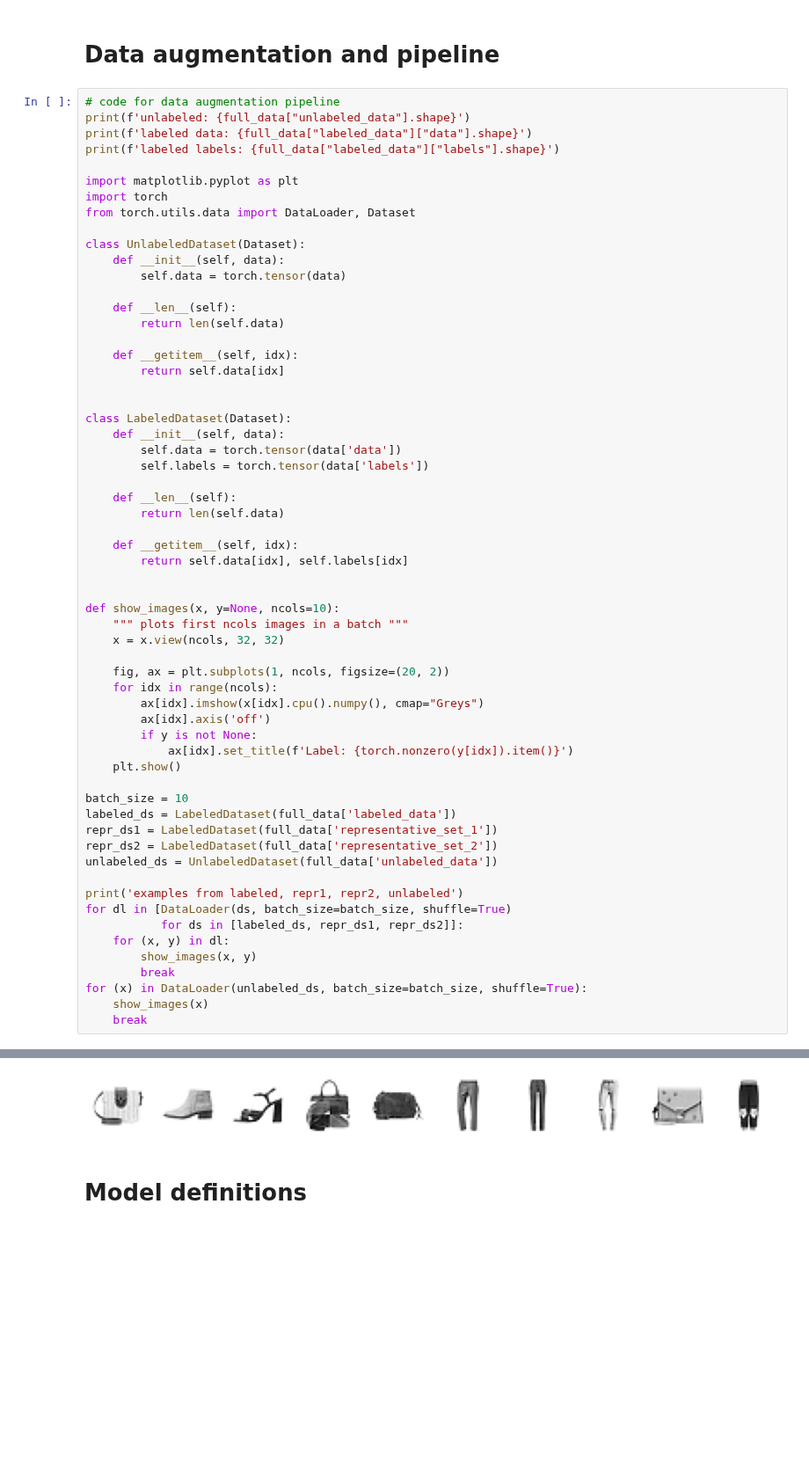
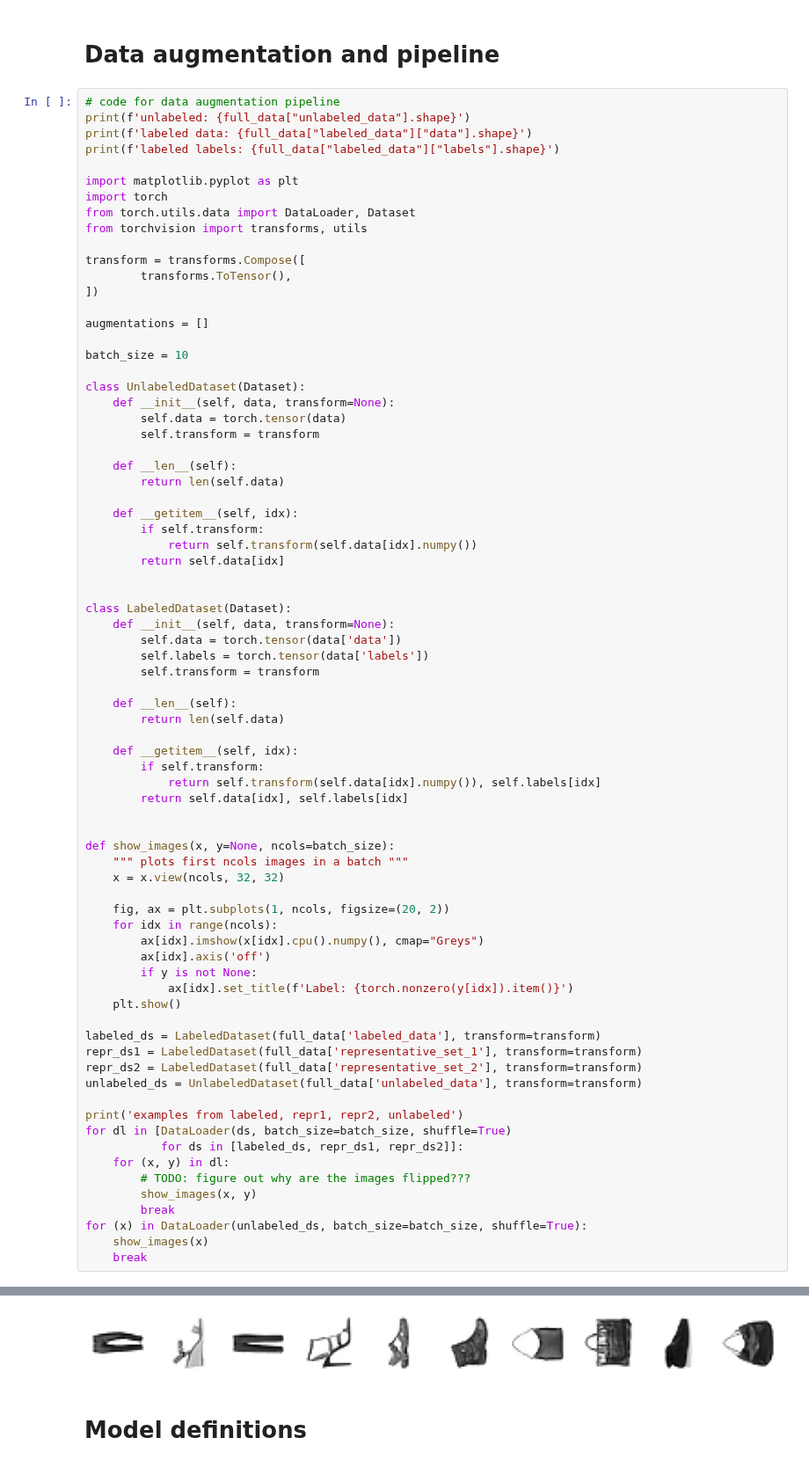
Before and after one commit to mandjevant/tue-deeplearning, a Jupyter notebook: assignments/assignment_4/assignment_4_skeleton_peter.ipynb, the cells around one changed output, grey strips where cells are left out. Shown at 88% size. Cells and saved outputs as stored; diff of their text form; blank space fills up the shorter version.

```diff
--- a/assignments/assignment_4/assignment_4_skeleton_peter.ipynb
+++ b/assignments/assignment_4/assignment_4_skeleton_peter.ipynb
@@ -34,31 +34,46 @@ print(f'labeled labels: {full_data["labeled_data"]["labels"].shape}')
 import matplotlib.pyplot as plt
 import torch
 from torch.utils.data import DataLoader, Dataset
+from torchvision import transforms, utils
+
+transform = transforms.Compose([
+        transforms.ToTensor(),
+])
+
+augmentations = []
+
+batch_size = 10
 
 class UnlabeledDataset(Dataset):
-    def __init__(self, data):
+    def __init__(self, data, transform=None):
         self.data = torch.tensor(data)
+        self.transform = transform
 
     def __len__(self):
         return len(self.data)
 
     def __getitem__(self, idx):
+        if self.transform:
+            return self.transform(self.data[idx].numpy())
         return self.data[idx]
 
 
 class LabeledDataset(Dataset):
-    def __init__(self, data):
+    def __init__(self, data, transform=None):
         self.data = torch.tensor(data['data'])
         self.labels = torch.tensor(data['labels'])
+        self.transform = transform
 
     def __len__(self):
         return len(self.data)
 
     def __getitem__(self, idx):
+        if self.transform:
+            return self.transform(self.data[idx].numpy()), self.labels[idx]
         return self.data[idx], self.labels[idx]
 
 
-def show_images(x, y=None, ncols=10):
+def show_images(x, y=None, ncols=batch_size):
     """ plots first ncols images in a batch """
     x = x.view(ncols, 32, 32)
 
@@ -70,16 +85,16 @@ def show_images(x, y=None, ncols=10):
             ax[idx].set_title(f'Label: {torch.nonzero(y[idx]).item()}')
     plt.show()
 
-batch_size = 10
-labeled_ds = LabeledDataset(full_data['labeled_data'])
-repr_ds1 = LabeledDataset(full_data['representative_set_1'])
-repr_ds2 = LabeledDataset(full_data['representative_set_2'])
-unlabeled_ds = UnlabeledDataset(full_data['unlabeled_data'])
+labeled_ds = LabeledDataset(full_data['labeled_data'], transform=transform)
+repr_ds1 = LabeledDataset(full_data['representative_set_1'], transform=transform)
+repr_ds2 = LabeledDataset(full_data['representative_set_2'], transform=transform)
+unlabeled_ds = UnlabeledDataset(full_data['unlabeled_data'], transform=transform)
 
 print('examples from labeled, repr1, repr2, unlabeled')
 for dl in [DataLoader(ds, batch_size=batch_size, shuffle=True)
            for ds in [labeled_ds, repr_ds1, repr_ds2]]:
     for (x, y) in dl:
+        # TODO: figure out why are the images flipped???
         show_images(x, y)
         break
 for (x) in DataLoader(unlabeled_ds, batch_size=batch_size, shuffle=True):
@@ -96,3 +111,3 @@ examples from labeled, repr1, repr2, unlabeled
-[figure, old version]
+[figure, new version]
 # %% [markdown]
 # Model definitions
```
Also changed, not shown: parts of 10 cells of this notebook.
